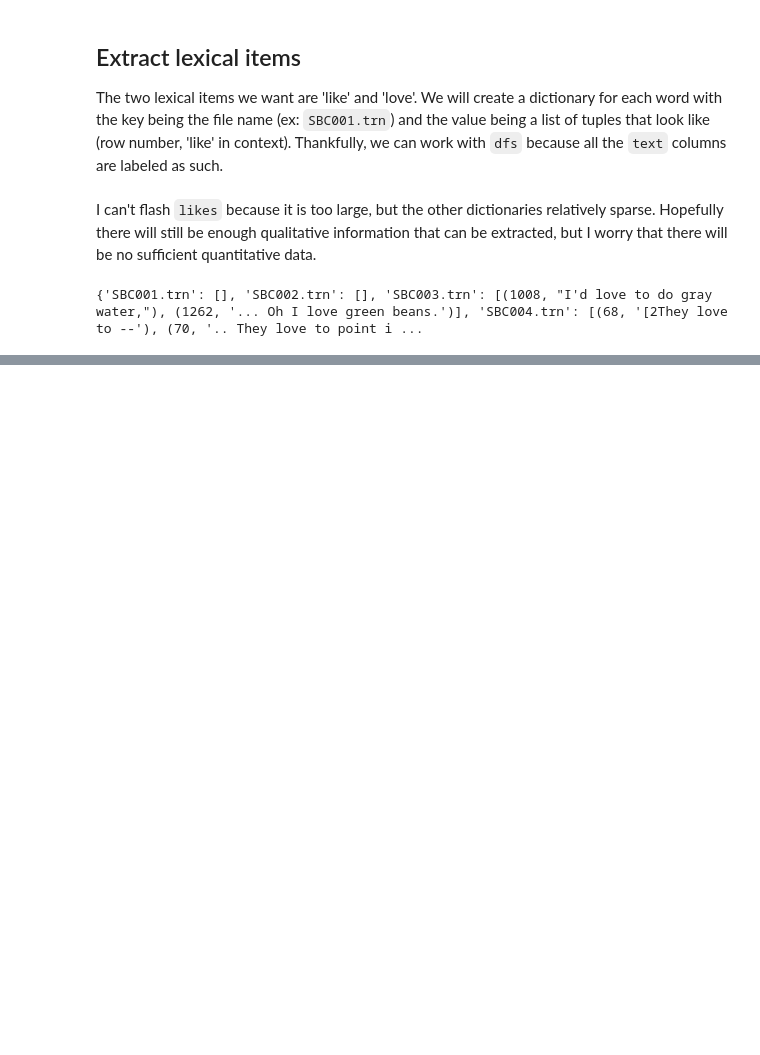
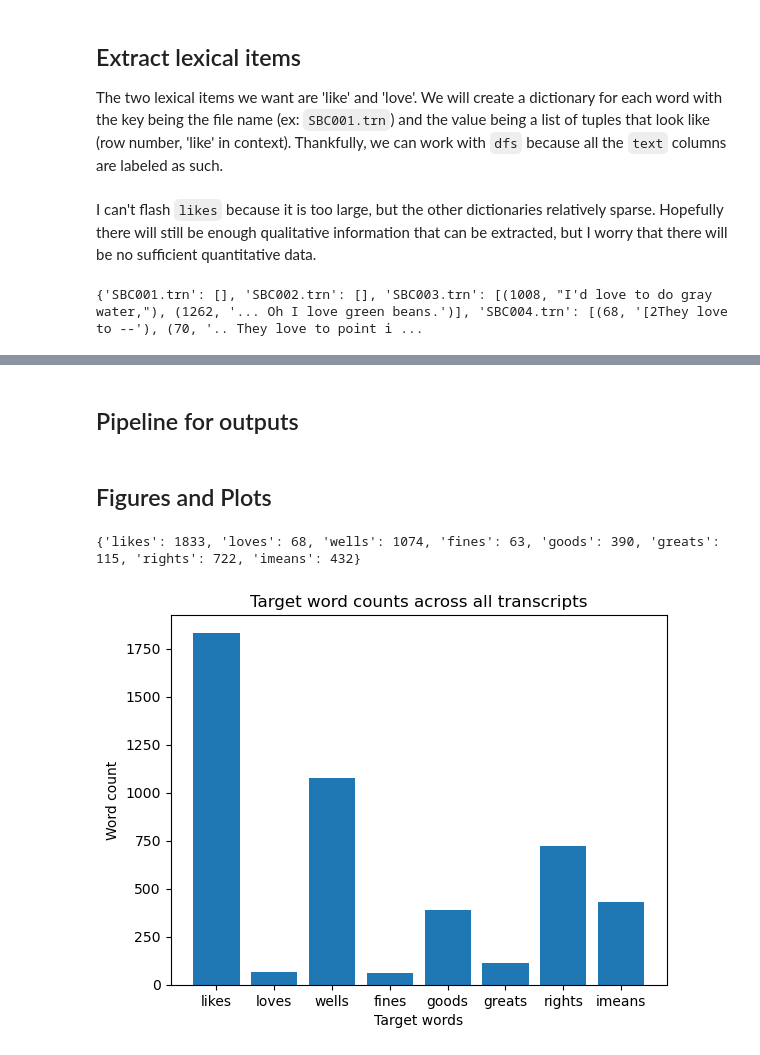
Before and after one commit to Data-Science-for-Linguists-2024/Stance-Taking, a Jupyter notebook: analyzing_sbcsae.ipynb, the cells around one changed output, grey strips where cells are left out. Cells and saved outputs as stored; diff of their text form; code cells hidden in the pictures; blank space fills up the shorter version.

Commit message:
figure

```diff
--- a/analyzing_sbcsae.ipynb
+++ b/analyzing_sbcsae.ipynb
@@ -173,15 +126,0 @@ print(indices)
-# %%
-with open('goods_output.txt', 'w') as file:
-    import sys
-    sys.stdout = file
-
-    for index in indices:
-        df = dfs[index]
-        print(index)
-        key = index
-        values = indices[key]
-        for v in values:
-            first = v - 10
-            last = v + 10
-            print(df.iloc[first:last])
-sys.stdout = sys.__stdout__
@@ -217,0 +189,2 @@ for target in targets:
+# %% [markdown]
+## Pipeline for outputs
@@ -217,0 +219,34 @@ for target in targets:
+# %% [markdown]
+## Figures and Plots
+# %%
+targets = [likes, loves, wells, fines, goods, greats, rights, imeans]
+targets_str = ['likes', 'loves', 'wells', 'fines', 'goods', 'greats', 'rights', 'imeans']
+count = 0
+all_items = {}
+
+for target in targets:
+    # establish indices
+    running_total = 0
+    indices = {key: [tpl[0] for tpl in value] for key, value in target.items()}
+    for key, value in indices.items():
+        running_total += len(value)
+    all_items[targets_str[count]] = running_total
+    count+=1
+# %%
+all_items
+# %% [output]
+{'likes': 1833, 'loves': 68, 'wells': 1074, 'fines': 63, 'goods': 390, 'greats': 115, 'rights': 722, 'imeans': 432}
+# %%
+fig, ax = plt.subplots()
+
+keys = list(all_items.keys())
+values = list(all_items.values())
+
+ax.bar(keys, values)
+plt.xlabel('Target words')
+plt.ylabel('Word count')
+plt.title('Target word counts across all transcripts')
+
+plt.show()
+# %% [output]
+[figure, added]
```
Also changed, not shown: parts of 15 cells of this notebook.
